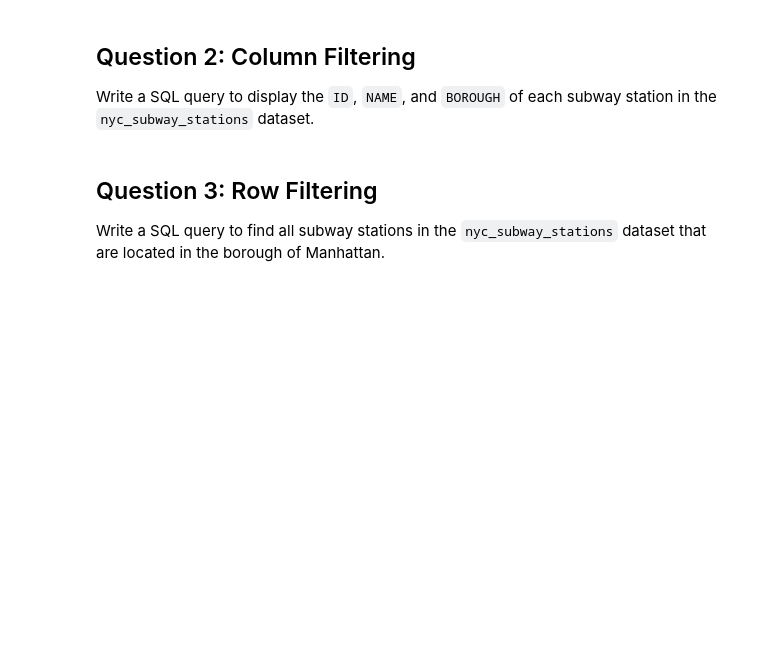
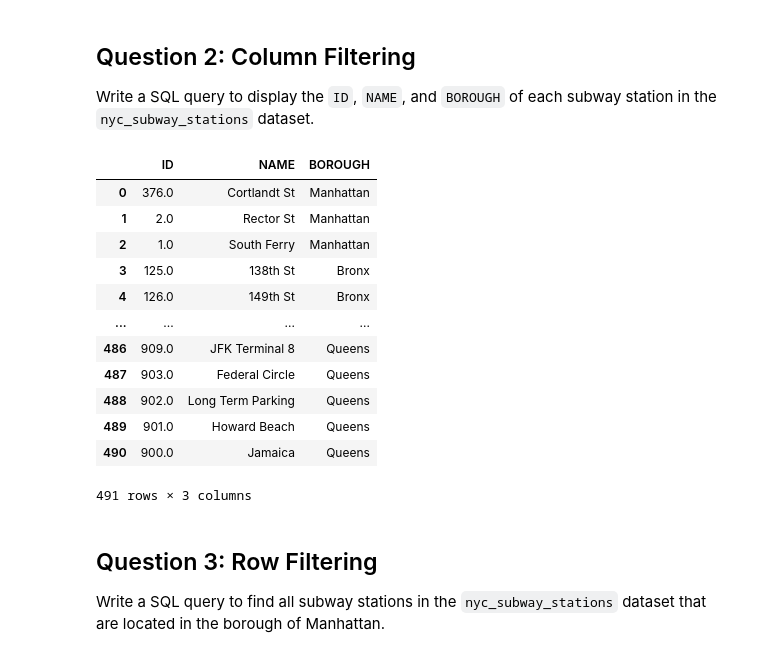
Before and after one commit to Cihshee/CASA0025, a Jupyter notebook: notebooks/W02_lab.ipynb, the cells around one changed output. Cells and saved outputs as stored; diff of their text form; code cells hidden in the pictures; blank space fills up the shorter version.

```diff
--- a/notebooks/W02_lab.ipynb
+++ b/notebooks/W02_lab.ipynb
@@ -76,6 +110,23 @@ _ = plt.ylabel('count()')
 Write a SQL query to display the `ID`, `NAME`, and `BOROUGH` of each subway station in the `nyc_subway_stations` dataset.
 # %%
 # Add your code here.
+
+%%sql
+SELECT ID, NAME, BOROUGH FROM nyc_subway_stations;
+# %% [output]
+|  | ID | NAME | BOROUGH |
+| 0 | 376.0 | Cortlandt St | Manhattan |
+| 1 | 2.0 | Rector St | Manhattan |
+| 2 | 1.0 | South Ferry | Manhattan |
+| 3 | 125.0 | 138th St | Bronx |
+| 4 | 126.0 | 149th St | Bronx |
+| ... | ... | ... | ... |
+| 486 | 909.0 | JFK Terminal 8 | Queens |
+| 487 | 903.0 | Federal Circle | Queens |
+| 488 | 902.0 | Long Term Parking | Queens |
+| 489 | 901.0 | Howard Beach | Queens |
+| 490 | 900.0 | Jamaica | Queens |
+491 rows × 3 columns
 # %% [markdown]
 ## Question 3: Row Filtering
 
```
Also changed, not shown: parts of 6 cells of this notebook.
